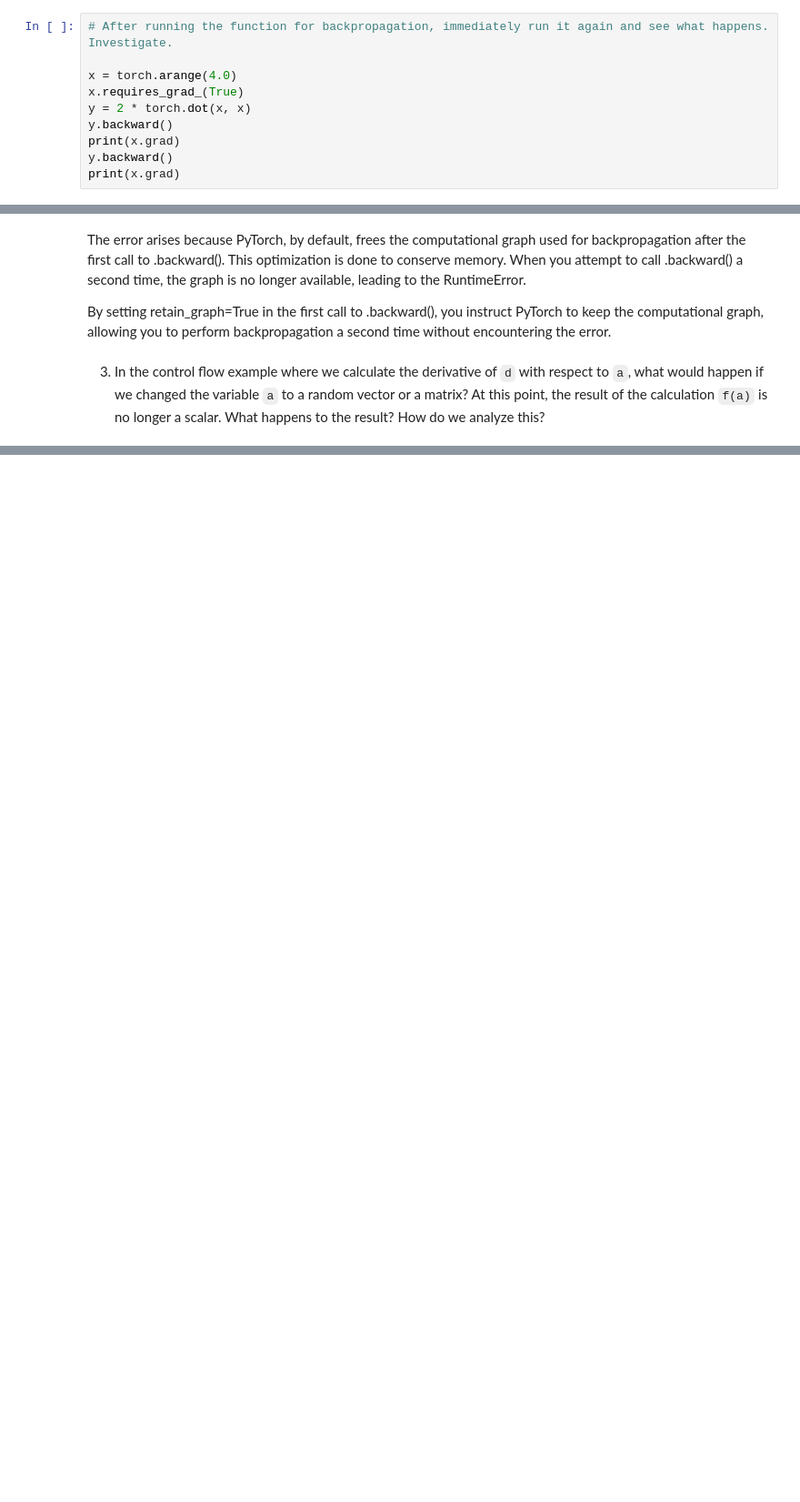
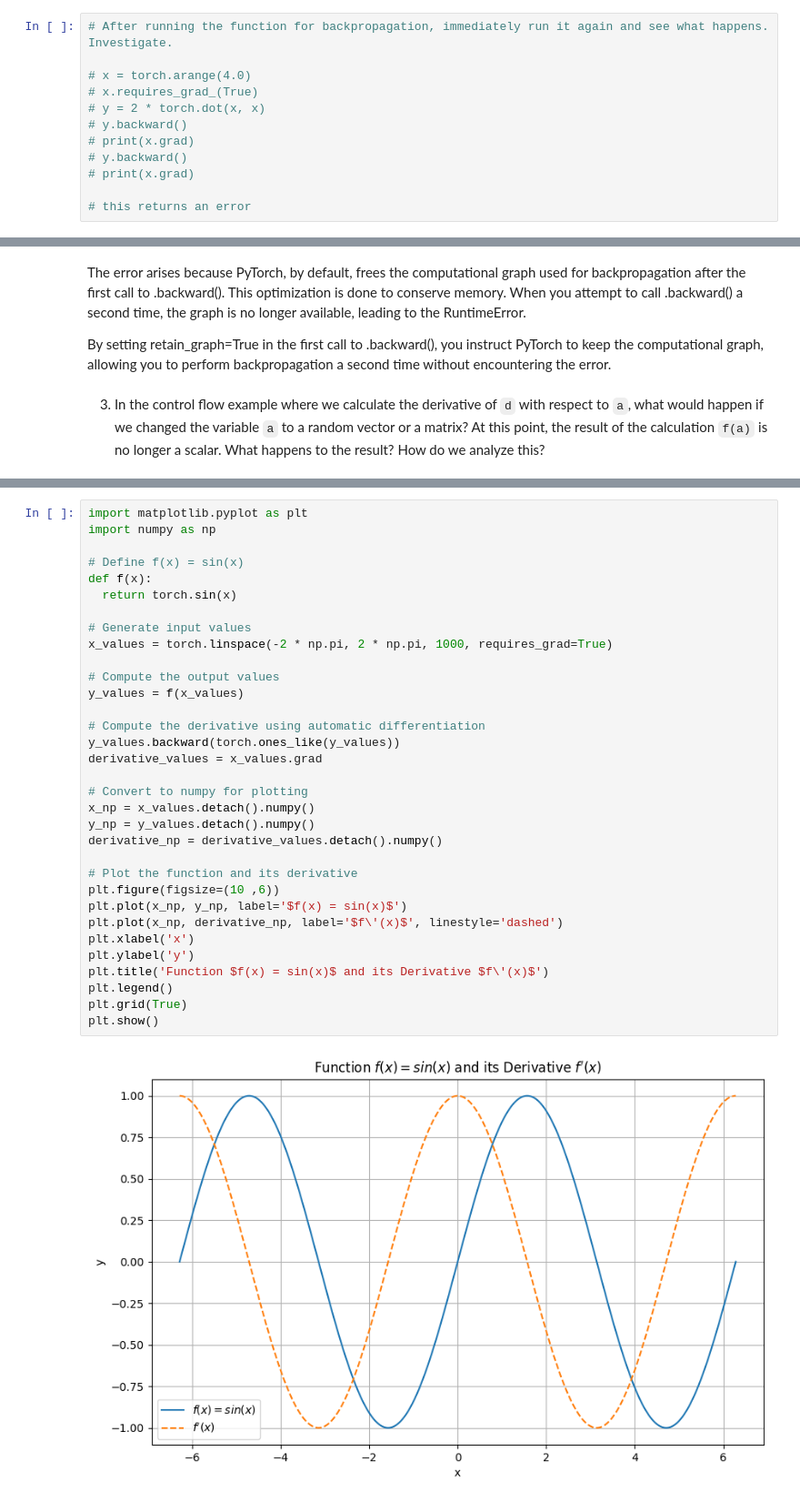
Before and after one commit to JuanAndresRodriguez/diveIntoDeepLearningBookNotebooks, a Jupyter notebook: chapter_preliminaries/autograd.ipynb, the cells around one changed output, grey strips where cells are left out. Shown at 91% size. Saved outputs shown, nothing was run; the diff lists cells and outputs as text; blank space fills up the shorter version.

```diff
--- a/chapter_preliminaries/autograd.ipynb
+++ b/chapter_preliminaries/autograd.ipynb
@@ -346,10 +346,12 @@ Overall, while both first and second derivatives provide valuable information ab
 # %%
 # After running the function for backpropagation, immediately run it again and see what happens. Investigate.
 
-x = torch.arange(4.0)
-x.requires_grad_(True)
-y = 2 * torch.dot(x, x)
-y.backward()
-print(x.grad)
-y.backward()
-print(x.grad)
+# x = torch.arange(4.0)
+# x.requires_grad_(True)
+# y = 2 * torch.dot(x, x)
+# y.backward()
+# print(x.grad)
+# y.backward()
+# print(x.grad)
+
+# this returns an error
@@ -398,0 +400,35 @@ Gradient of a: tensor([1024., 1024., 1024.])
+# %%
+import matplotlib.pyplot as plt
+import numpy as np
+
+# Define f(x) = sin(x)
+def f(x):
+  return torch.sin(x)
+
+# Generate input values
+x_values = torch.linspace(-2 * np.pi, 2 * np.pi, 1000, requires_grad=True)
+
+# Compute the output values
+y_values = f(x_values)
+
+# Compute the derivative using automatic differentiation
+y_values.backward(torch.ones_like(y_values))
+derivative_values = x_values.grad
+
+# Convert to numpy for plotting
+x_np = x_values.detach().numpy()
+y_np = y_values.detach().numpy()
+derivative_np = derivative_values.detach().numpy()
+
+# Plot the function and its derivative
+plt.figure(figsize=(10 ,6))
+plt.plot(x_np, y_np, label='$f(x) = sin(x)$')
+plt.plot(x_np, derivative_np, label='$f\'(x)$', linestyle='dashed')
+plt.xlabel('x')
+plt.ylabel('y')
+plt.title('Function $f(x) = sin(x)$ and its Derivative $f\'(x)$')
+plt.legend()
+plt.grid(True)
+plt.show()
+# %% [output]
+[figure, added]
```
Also changed, not shown: parts of 7 cells of this notebook.
